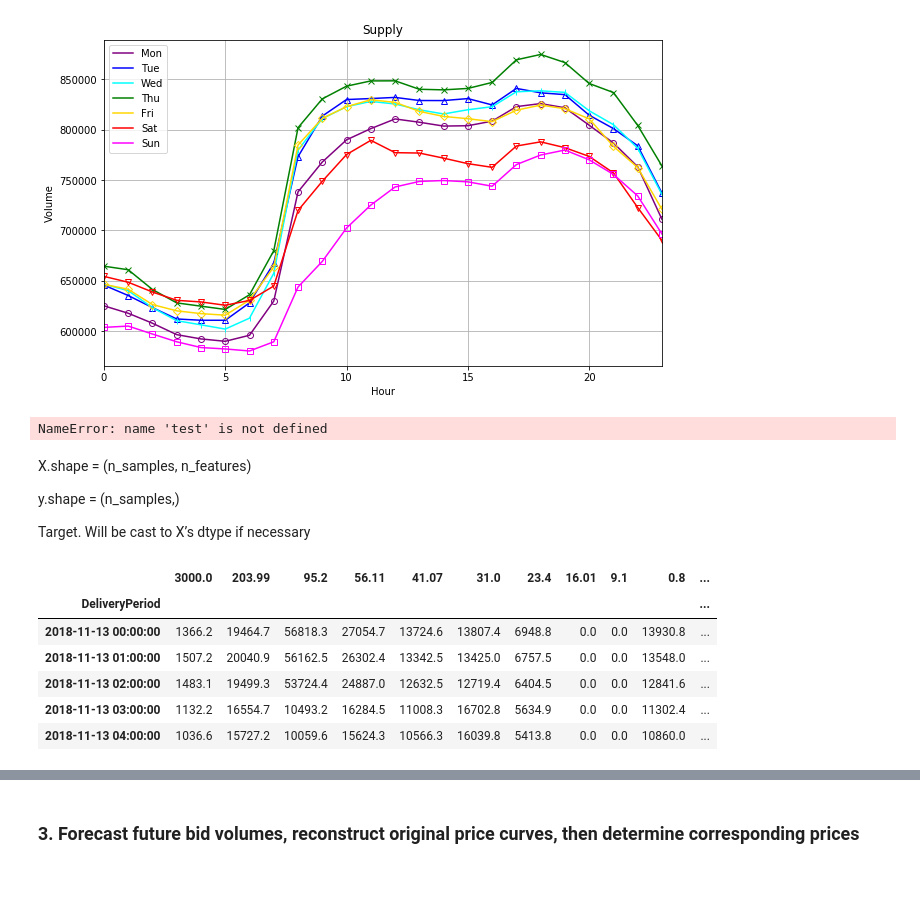
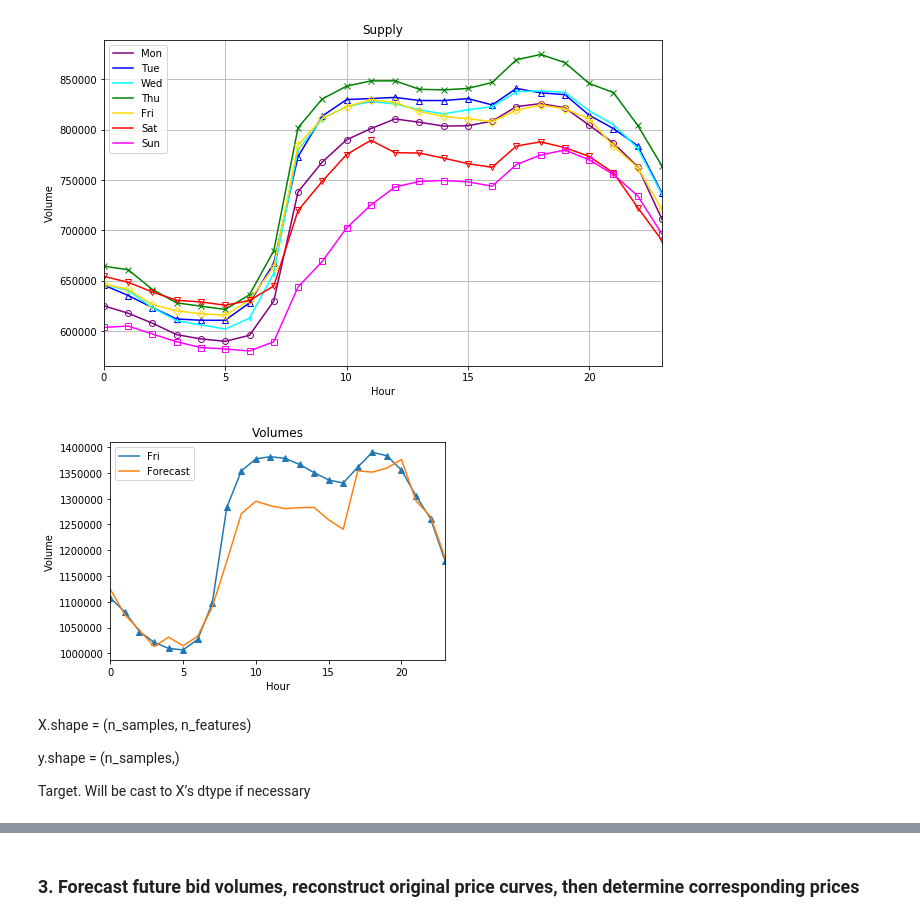
Before and after one commit to nvolfango/MScDissertation, a Jupyter notebook: Nathaniel/X-Model.ipynb, the cells around one changed output, grey strips where cells are left out. Drawn from its saved outputs; the diff is of its cells as text; code cells hidden in the pictures; blank space fills up the shorter version.

```diff
--- a/Nathaniel/X-Model.ipynb
+++ b/Nathaniel/X-Model.ipynb
@@ -671,37 +633,18 @@ plt.show()
 # %% [output]
 [figure]
 [figure]
-# %%
-
-
-
-"""
-Parameters:
-    reduced_purchase: pd.DataFrame
-    reduced_sell: pd.DataFrame
-    exog: pd.DataFrame
-    dependence_structure: dict
-    day_of_week: bool
-"""
-# def prep_data(reduced_purchase, reduced_sell, exog, dependence_structure , day_of_week=True):
-
-
-test
-# %% [output]
-NameError: name 'test' is not defined
+# %%
+ax2 = (mean_hourly_purchase.values + mean_hourly_sell)[["Fri"]].plot(marker='^')
+ax2.set_title("Volumes")
+ax2.set_xlabel("Hour")
+ax2.set_ylabel("Volume")
+pd.DataFrame(forecast, columns=["Forecast"]).plot(ax=ax2)
+plt.show()
+# %% [output]
+[figure, added]
 # %% [markdown]
 X.shape = (n_samples, n_features)
 
 y.shape = (n_samples,)
 
 Target. Will be cast to X’s dtype if necessary
-# %%
-ba_purchase_reduced_dst.head()
-# %% [output]
-|  | 3000.0 | 203.99 | 95.2 | 56.11 | 41.07 | 31.0 | 23.4 | 16.01 | 9.1 | 0.8 | ... |
-| DeliveryPeriod |  |  |  |  |  |  |  |  |  |  | ... |
-| 2018-11-13 00:00:00 | 1366.2 | 19464.7 | 56818.3 | 27054.7 | 13724.6 | 13807.4 | 6948.8 | 0.0 | 0.0 | 13930.8 | ... |
-| 2018-11-13 01:00:00 | 1507.2 | 20040.9 | 56162.5 | 26302.4 | 13342.5 | 13425.0 | 6757.5 | 0.0 | 0.0 | 13548.0 | ... |
-| 2018-11-13 02:00:00 | 1483.1 | 19499.3 | 53724.4 | 24887.0 | 12632.5 | 12719.4 | 6404.5 | 0.0 | 0.0 | 12841.6 | ... |
-| 2018-11-13 03:00:00 | 1132.2 | 16554.7 | 10493.2 | 16284.5 | 11008.3 | 16702.8 | 5634.9 | 0.0 | 0.0 | 11302.4 | ... |
-| 2018-11-13 04:00:00 | 1036.6 | 15727.2 | 10059.6 | 15624.3 | 10566.3 | 16039.8 | 5413.8 | 0.0 | 0.0 | 10860.0 | ... |
```
Also changed, not shown: parts of 23 cells of this notebook, 6 other files.
